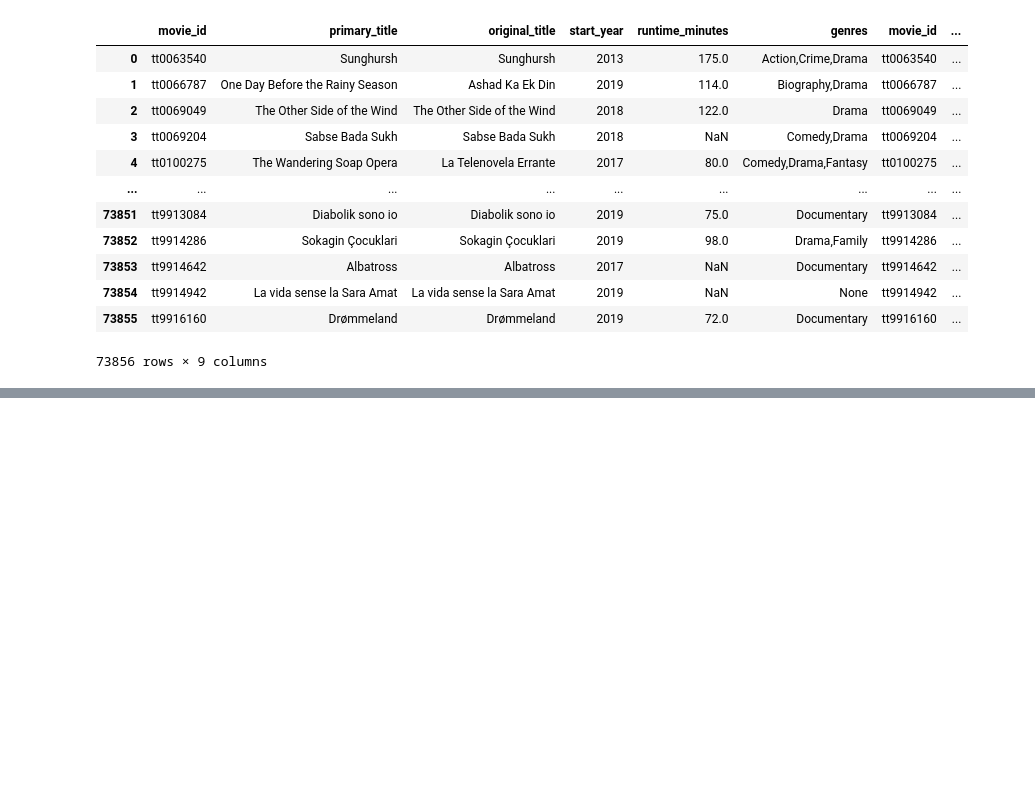
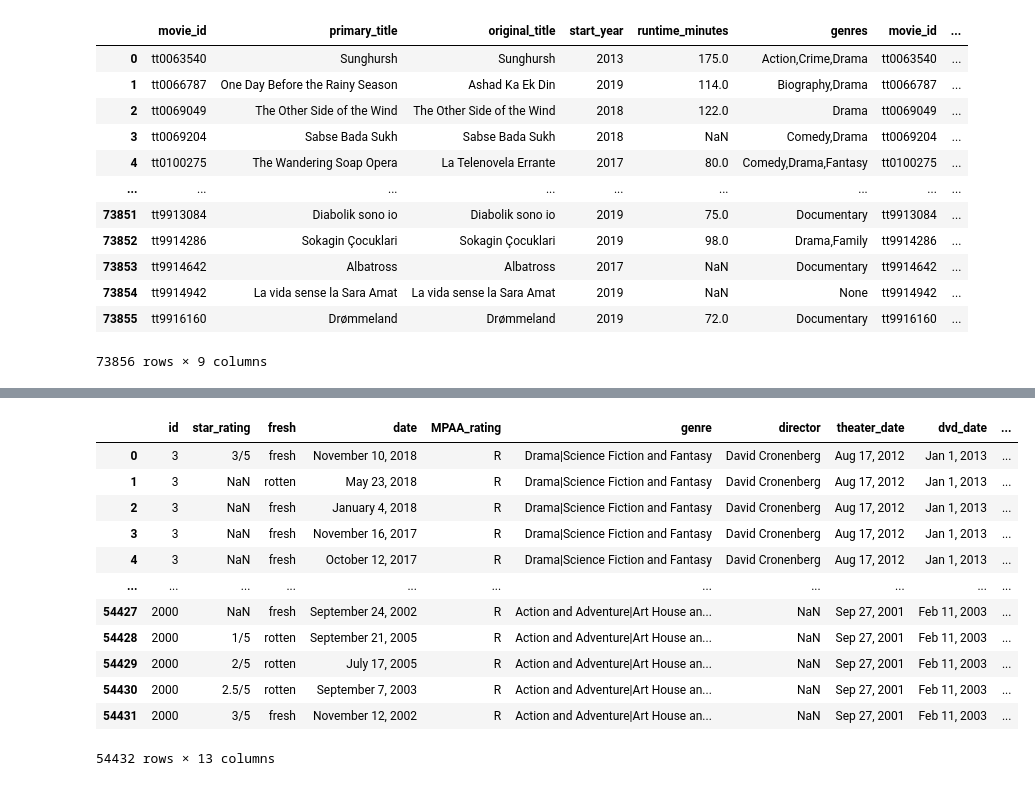
Before and after one commit to kev065/movie-studio-project, a Jupyter notebook: Movie_Studio.ipynb, the cells around one changed output, grey strips where cells are left out. Drawn from its saved outputs; the diff is of its cells as text; code cells hidden in the pictures; blank space fills up the shorter version.

```diff
--- a/Movie_Studio.ipynb
+++ b/Movie_Studio.ipynb
@@ -63,0 +145,3 @@ imdb_df
+# %%
+merged_df = merged_df.rename(columns={'rating_x': 'star_rating', 'rating_y': 'MPAA_rating'})
+merged_df.head()
@@ -63,0 +155,66 @@ imdb_df
+# %%
+# Function to convert star ratings to a 0-10 scale
+def convert_rating(rating):
+    if pd.isna(rating):
+        return np.nan
+
+    # Handle mixed fractions (e.g., '3 1/2')
+    if ' ' in rating and '/' in rating:
+        whole, frac = rating.split(' ')
+        num, denom = frac.split('/')
+        return (float(whole) + float(num) / float(denom)) * 10 / (10 / float(denom))
+
+    # Convert fraction ratings (e.g., '3/5')
+    if '/' in rating:
+        num, denom = rating.split('/')
+        num = float(num)
+        denom = float(denom)
+        return (num / denom) * 10
+
+    # Convert letter grades
+    letter_grades = {
+        'A+': 10, 'A': 9.5, 'A-': 9,
+        'B+': 8.5, 'B': 8, 'B-': 7.5,
+        'C+': 7, 'C': 6.5, 'C-': 6,
+        'D+': 5.5, 'D': 5, 'D-': 4.5,
+        'F': 2.5, 'F+': 2, 'F-': 1.5
+    }
+    if rating in letter_grades:
+        return letter_grades[rating]
+
+    # Handle unconventional ratings ('N', 'R', etc.)
+    unconventional_ratings = {
+        'N': np.nan, 'R': np.nan  # Treat as missing values or set specific values
+    }
+    if rating in unconventional_ratings:
+        return unconventional_ratings[rating]
+
+    # Convert direct numeric ratings if within the range
+    try:
+        value = float(rating)
+        if 0 <= value <= 10:
+            return value
+    except ValueError:
+        pass
+
+    return np.nan
+
+# Apply conversion function to the star_rating column
+merged_df['standardized_rating'] = merged_df['star_rating'].apply(convert_rating)
+
+# Display the DataFrame with standardized ratings
+merged_df
+# %% [output]
+|  | id | star_rating | fresh | date | MPAA_rating | genre | director | theater_date | dvd_date | ... |
+| 0 | 3 | 3/5 | fresh | November 10, 2018 | R | Drama|Science Fiction and Fantasy | David Cronenberg | Aug 17, 2012 | Jan 1, 2013 | ... |
+| 1 | 3 | NaN | rotten | May 23, 2018 | R | Drama|Science Fiction and Fantasy | David Cronenberg | Aug 17, 2012 | Jan 1, 2013 | ... |
+| 2 | 3 | NaN | fresh | January 4, 2018 | R | Drama|Science Fiction and Fantasy | David Cronenberg | Aug 17, 2012 | Jan 1, 2013 | ... |
+| 3 | 3 | NaN | fresh | November 16, 2017 | R | Drama|Science Fiction and Fantasy | David Cronenberg | Aug 17, 2012 | Jan 1, 2013 | ... |
+| 4 | 3 | NaN | fresh | October 12, 2017 | R | Drama|Science Fiction and Fantasy | David Cronenberg | Aug 17, 2012 | Jan 1, 2013 | ... |
+| ... | ... | ... | ... | ... | ... | ... | ... | ... | ... | ... |
+| 54427 | 2000 | NaN | fresh | September 24, 2002 | R | Action and Adventure|Art House an... | NaN | Sep 27, 2001 | Feb 11, 2003 | ... |
+| 54428 | 2000 | 1/5 | rotten | September 21, 2005 | R | Action and Adventure|Art House an... | NaN | Sep 27, 2001 | Feb 11, 2003 | ... |
+| 54429 | 2000 | 2/5 | rotten | July 17, 2005 | R | Action and Adventure|Art House an... | NaN | Sep 27, 2001 | Feb 11, 2003 | ... |
+| 54430 | 2000 | 2.5/5 | rotten | September 7, 2003 | R | Action and Adventure|Art House an... | NaN | Sep 27, 2001 | Feb 11, 2003 | ... |
+| 54431 | 2000 | 3/5 | fresh | November 12, 2002 | R | Action and Adventure|Art House an... | NaN | Sep 27, 2001 | Feb 11, 2003 | ... |
+54432 rows × 13 columns
```
Also changed, not shown: parts of 18 cells of this notebook.
